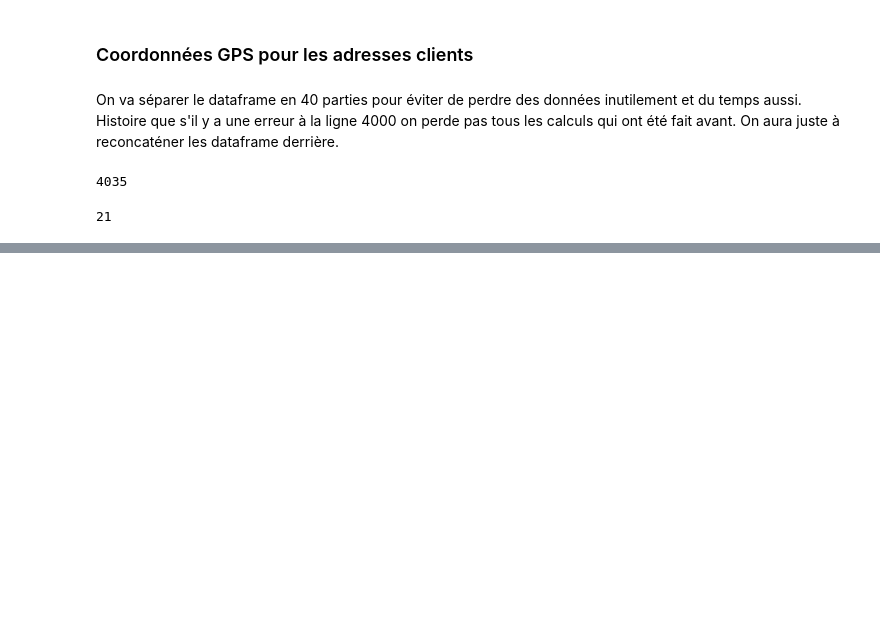
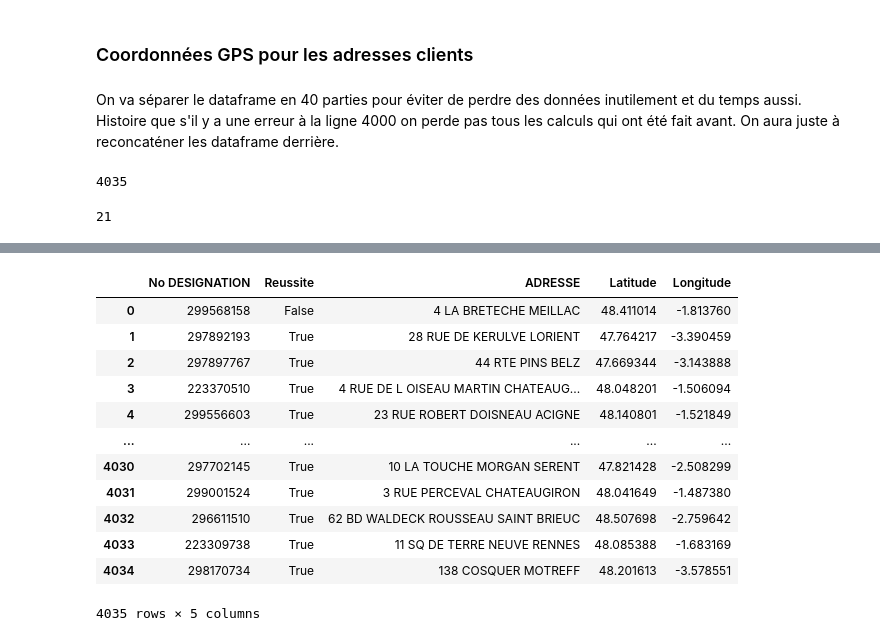
Before and after one commit to GaryTheCaptn/Orange, a Jupyter notebook: PROJET/Distance au PB.ipynb, the cells around one changed output, grey strips where cells are left out. Drawn from its saved outputs; the diff is of its cells as text; code cells hidden in the pictures; blank space fills up the shorter version.

```diff
--- a/PROJET/Distance au PB.ipynb
+++ b/PROJET/Distance au PB.ipynb
@@ -251,0 +375,23 @@ ou_sont_les_erreurs(df2)
+# %%
+df3.loc[2575,"Latitude"],df3.loc[2575,"Longitude"]=47.968061,-1.794965
+df3.loc[2849,"Latitude"],df3.loc[2849,"Longitude"]=48.45,-2.25
+df3.loc[3207,"Latitude"],df3.loc[3207,"Longitude"]=47.968036,-1.768202
+df3.loc[3386,"Latitude"],df3.loc[3386,"Longitude"]=48.56111,-4.26556
+df3.loc[3440,"Latitude"],df3.loc[3440,"Longitude"]=48.286428,-2.240408
+df3.loc[3466,"Latitude"],df3.loc[3466,"Longitude"]=48.122146,-1.459639
+df3.loc[3580,"Latitude"],df3.loc[3580,"Longitude"]=48.348450,-1.388758
+df3
+# %% [output]
+|  | No DESIGNATION | Reussite | ADRESSE | Latitude | Longitude |
+| 0 | 299568158 | False | 4 LA BRETECHE MEILLAC | 48.411014 | -1.813760 |
+| 1 | 297892193 | True | 28 RUE DE KERULVE LORIENT | 47.764217 | -3.390459 |
+| 2 | 297897767 | True | 44 RTE PINS BELZ | 47.669344 | -3.143888 |
+| 3 | 223370510 | True | 4 RUE DE L OISEAU MARTIN CHATEAUG... | 48.048201 | -1.506094 |
+| 4 | 299556603 | True | 23 RUE ROBERT DOISNEAU ACIGNE | 48.140801 | -1.521849 |
+| ... | ... | ... | ... | ... | ... |
+| 4030 | 297702145 | True | 10 LA TOUCHE MORGAN SERENT | 47.821428 | -2.508299 |
+| 4031 | 299001524 | True | 3 RUE PERCEVAL CHATEAUGIRON | 48.041649 | -1.487380 |
+| 4032 | 296611510 | True | 62 BD WALDECK ROUSSEAU SAINT BRIEUC | 48.507698 | -2.759642 |
+| 4033 | 223309738 | True | 11 SQ DE TERRE NEUVE RENNES | 48.085388 | -1.683169 |
+| 4034 | 298170734 | True | 138 COSQUER MOTREFF | 48.201613 | -3.578551 |
+4035 rows × 5 columns
```
Also changed, not shown: parts of 24 cells of this notebook, 11 other files.
